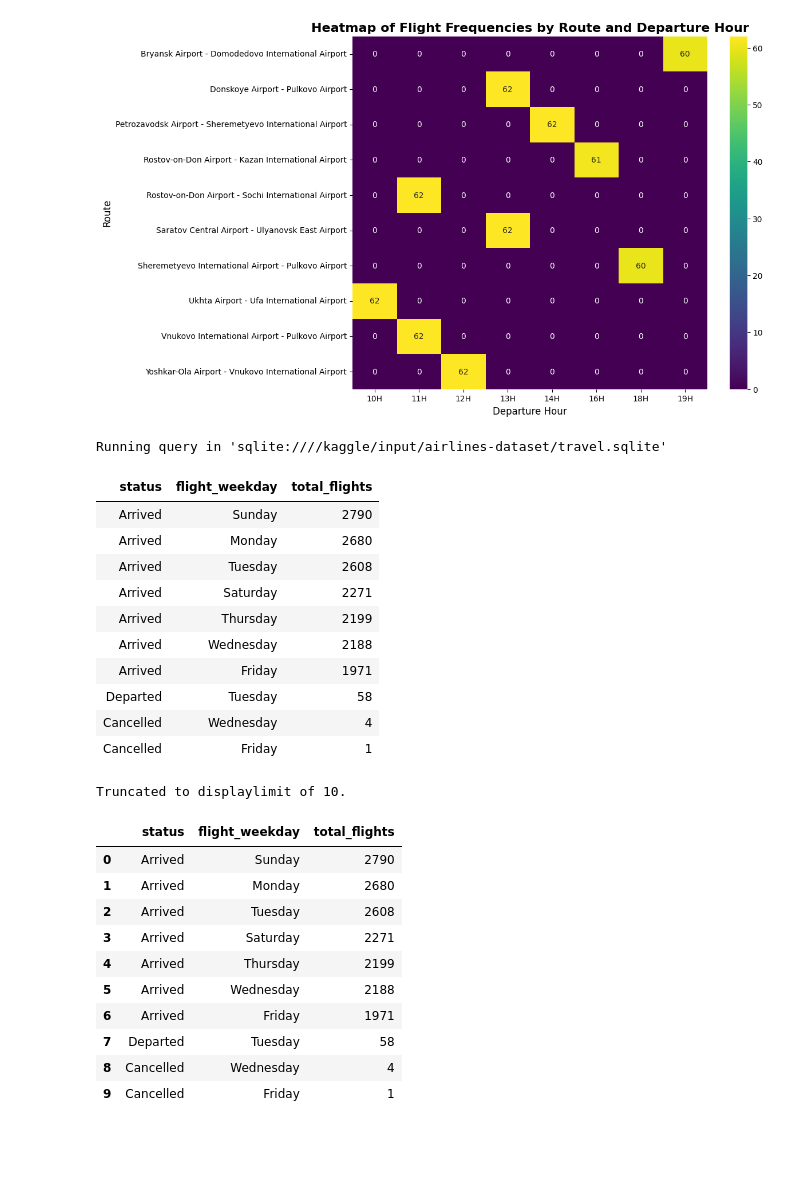
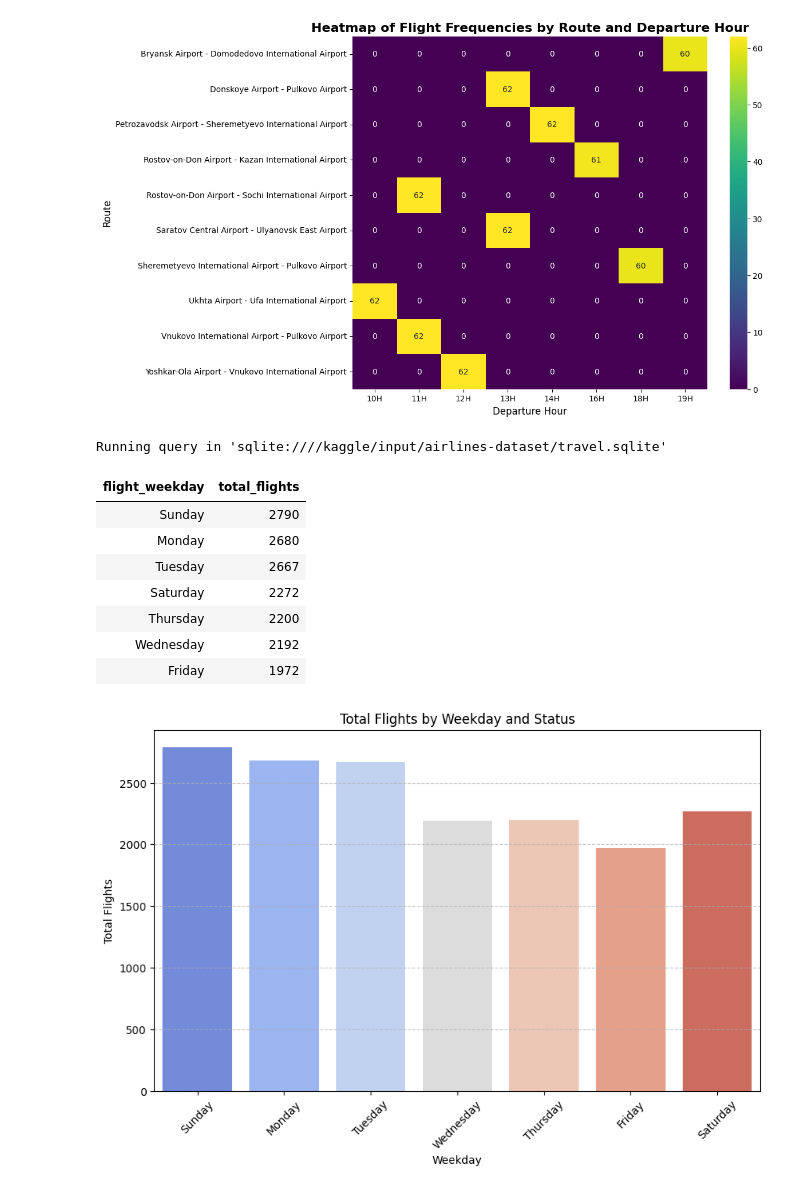
Before and after one commit to Daviedavie100/SQL_Projects, a Jupyter notebook: notebookee0d13d44b.ipynb, the cells around one changed output. Drawn from its saved outputs; the diff is of its cells as text; code cells hidden in the pictures; blank space fills up the shorter version.

```diff
--- a/notebookee0d13d44b.ipynb
+++ b/notebookee0d13d44b.ipynb
@@ -562,48 +562,44 @@ WITH flight_data AS (
                 json_extract(ap1.airport_name, '$.en') AS departure_airport_name,
                 json_extract(ap1.city, '$.en') AS departure_city,
                 ap1.coordinates AS departure_city_coordinates,
                 ap1.timezone AS departure_timezone,
                 json_extract(ap2.airport_name, '$.en') AS arrival_airport_name,
                 json_extract(ap2.city, '$.en') AS arrival_city,
                 ap2.coordinates AS arrival_city_coordinates,
                 ap2.timezone AS arrival_timezone
         FROM flights f
         JOIN airports_data ap1
         ON f.departure_airport=ap1.airport_code
         JOIN airports_data ap2
         ON f.arrival_airport=ap2.airport_code
         )
 
-SELECT status,
+SELECT
     CASE strftime('%w', scheduled_departure)
         WHEN '0' THEN 'Sunday'
         WHEN '1' THEN 'Monday'
         WHEN '2' THEN 'Tuesday'
         WHEN '3' THEN 'Wednesday'
         WHEN '4' THEN 'Thursday'
         WHEN '5' THEN 'Friday'
         WHEN '6' THEN 'Saturday'
     END AS flight_weekday,
        COUNT(*) AS total_flights
 FROM flight_data
 WHERE actual_departure !="\\N" OR actual_arrival !="\\N"
-GROUP BY status, flight_weekday
-ORDER BY 3 DESC
+GROUP BY flight_weekday
+ORDER BY 2 DESC
 LIMIT 10;
 # %% [output]
 Running query in 'sqlite:////kaggle/input/airlines-dataset/travel.sqlite'
-| status | flight_weekday | total_flights |
-| Arrived | Sunday | 2790 |
-| Arrived | Monday | 2680 |
-| Arrived | Tuesday | 2608 |
-| Arrived | Saturday | 2271 |
-| Arrived | Thursday | 2199 |
-| Arrived | Wednesday | 2188 |
-| Arrived | Friday | 1971 |
-| Departed | Tuesday | 58 |
-| Cancelled | Wednesday | 4 |
-| Cancelled | Friday | 1 |
+| flight_weekday | total_flights |
+| Sunday | 2790 |
+| Monday | 2680 |
+| Tuesday | 2667 |
+| Saturday | 2272 |
+| Thursday | 2200 |
+| Wednesday | 2192 |
+| Friday | 1972 |
-Truncated to displaylimit of 10.
 # %%
 # Peak Travel Days
 querry="""
@@ -633,7 +629,7 @@ WITH flight_data AS (
         ON f.arrival_airport=ap2.airport_code
         )
 
-SELECT status,
+SELECT
     CASE strftime('%w', scheduled_departure)
         WHEN '0' THEN 'Sunday'
         WHEN '1' THEN 'Monday'
@@ -646,21 +642,23 @@ SELECT status,
        COUNT(*) AS total_flights
 FROM flight_data
 WHERE actual_departure !="\\N" OR actual_arrival !="\\N"
-GROUP BY status, flight_weekday
-ORDER BY 3 DESC
+GROUP BY flight_weekday
+ORDER BY 2 DESC
 LIMIT 10;
 """
 df_days=pd.read_sql_query(querry, sqlite_conn)
-df_days
+
+# Plot
+plt.figure(figsize=(10, 6))
+weekday_order = ['Sunday', 'Monday', 'Tuesday', 'Wednesday', 'Thursday', 'Friday', 'Saturday']
+sns.barplot(data=df_days, x='flight_weekday', y='total_flights', palette='coolwarm', order=weekday_order)
+
+plt.xlabel('Weekday')
+plt.ylabel('Total Flights')
+plt.title('Total Flights by Weekday and Status')
+plt.xticks(rotation=45)
+plt.grid(axis='y', linestyle='--', alpha=0.7)
+
+plt.show()
 # %% [output]
-|  | status | flight_weekday | total_flights |
-| 0 | Arrived | Sunday | 2790 |
-| 1 | Arrived | Monday | 2680 |
-| 2 | Arrived | Tuesday | 2608 |
-| 3 | Arrived | Saturday | 2271 |
-| 4 | Arrived | Thursday | 2199 |
-| 5 | Arrived | Wednesday | 2188 |
-| 6 | Arrived | Friday | 1971 |
-| 7 | Departed | Tuesday | 58 |
-| 8 | Cancelled | Wednesday | 4 |
-| 9 | Cancelled | Friday | 1 |
+[figure, added]
```
